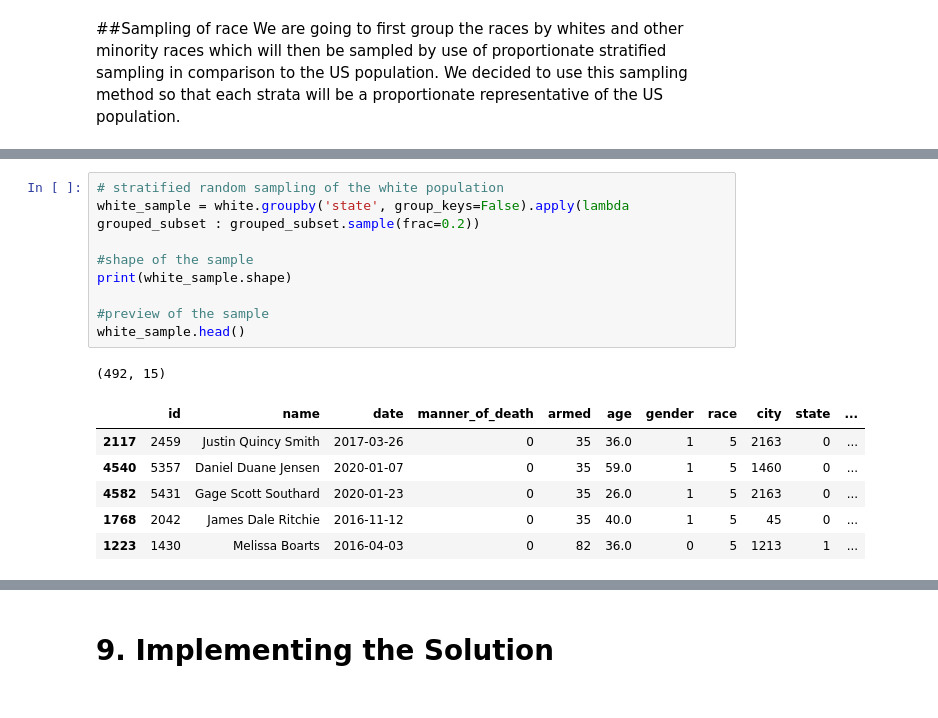
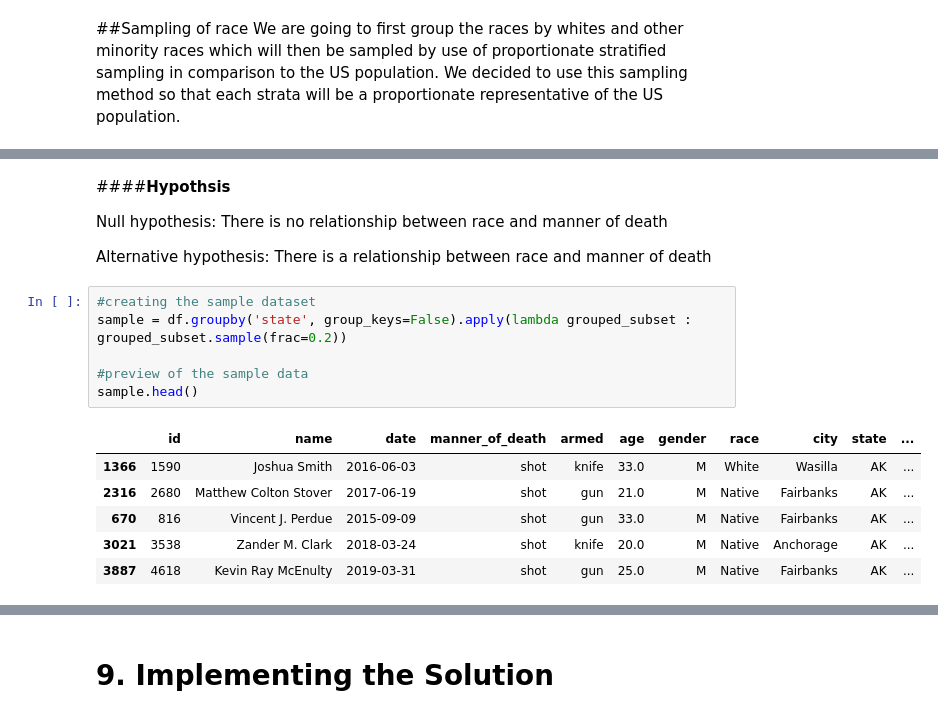
Before and after one commit to MachukaJoy/US_Police_Shootings_Analysis, a Jupyter notebook: US_POLICE_SHOOTING.ipynb, the cells around one changed output, grey strips where cells are left out. Cells and saved outputs as stored; diff of their text form.

```diff
--- a/US_POLICE_SHOOTING.ipynb
+++ b/US_POLICE_SHOOTING.ipynb
@@ -1067,17 +880,19 @@ minority.head()
+# %% [markdown]
+####**Hypothsis**
+
+Null hypothesis: There is no relationship between race and manner of death
+
+Alternative hypothesis: There is a relationship between race and manner of death
 # %%
-# stratified random sampling of the white population
-white_sample = white.groupby('state', group_keys=False).apply(lambda grouped_subset : grouped_subset.sample(frac=0.2))
+#creating the sample dataset
+sample = df.groupby('state', group_keys=False).apply(lambda grouped_subset : grouped_subset.sample(frac=0.2))
 
-#shape of the sample
-print(white_sample.shape)
-
-#preview of the sample
-white_sample.head()
+#preview of the sample data
+sample.head()
 # %% [output]
-(492, 15)
 |  | id | name | date | manner_of_death | armed | age | gender | race | city | state | ... |
-| 2117 | 2459 | Justin Quincy Smith | 2017-03-26 | 0 | 35 | 36.0 | 1 | 5 | 2163 | 0 | ... |
-| 4540 | 5357 | Daniel Duane Jensen | 2020-01-07 | 0 | 35 | 59.0 | 1 | 5 | 1460 | 0 | ... |
-| 4582 | 5431 | Gage Scott Southard | 2020-01-23 | 0 | 35 | 26.0 | 1 | 5 | 2163 | 0 | ... |
-| 1768 | 2042 | James Dale Ritchie | 2016-11-12 | 0 | 35 | 40.0 | 1 | 5 | 45 | 0 | ... |
-| 1223 | 1430 | Melissa Boarts | 2016-04-03 | 0 | 82 | 36.0 | 0 | 5 | 1213 | 1 | ... |
+| 1366 | 1590 | Joshua Smith | 2016-06-03 | shot | knife | 33.0 | M | White | Wasilla | AK | ... |
+| 2316 | 2680 | Matthew Colton Stover | 2017-06-19 | shot | gun | 21.0 | M | Native | Fairbanks | AK | ... |
+| 670 | 816 | Vincent J. Perdue | 2015-09-09 | shot | gun | 33.0 | M | Native | Fairbanks | AK | ... |
+| 3021 | 3538 | Zander M. Clark | 2018-03-24 | shot | knife | 20.0 | M | Native | Anchorage | AK | ... |
+| 3887 | 4618 | Kevin Ray McEnulty | 2019-03-31 | shot | gun | 25.0 | M | Native | Fairbanks | AK | ... |
```
Also changed, not shown: parts of 58 cells of this notebook.
